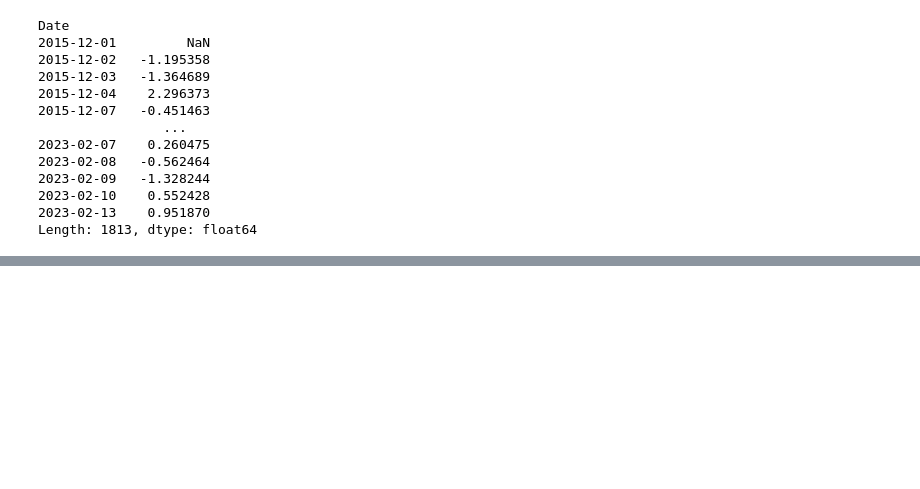
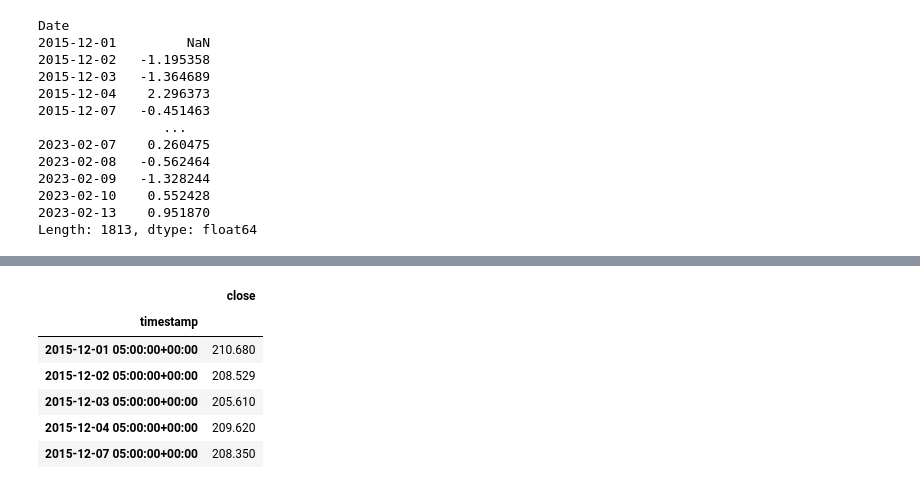
Before and after one commit to omarmoreta/Fintech_Project_1, a Jupyter notebook: Resources/Portfolio_Setup.ipynb, the cells around one changed output, grey strips where cells are left out. Saved outputs shown, nothing was run; the diff lists cells and outputs as text; code cells hidden in the pictures; blank space fills up the shorter version.

```diff
--- a/Resources/Portfolio_Setup.ipynb
+++ b/Resources/Portfolio_Setup.ipynb
@@ -358,0 +336,26 @@ TypeError: unsupported operand type(s) for +: 'int' and 'list'
+# %%
+S_and_P = "SPY"
+df_S_and_P = api.get_bars(
+    S_and_P,
+    timeframe,
+    start=start_date,
+    end=end_date
+).df
+
+
+df_S_and_P.head()
+
+
+df_S_and_P = df_S_and_P[["close"]]
+
+
+
+df_S_and_P.head()
+# %% [output]
+|  | close |
+| timestamp |  |
+| 2015-12-01 05:00:00+00:00 | 210.680 |
+| 2015-12-02 05:00:00+00:00 | 208.529 |
+| 2015-12-03 05:00:00+00:00 | 205.610 |
+| 2015-12-04 05:00:00+00:00 | 209.620 |
+| 2015-12-07 05:00:00+00:00 | 208.350 |
```
Also changed, not shown: parts of 10 cells of this notebook.
